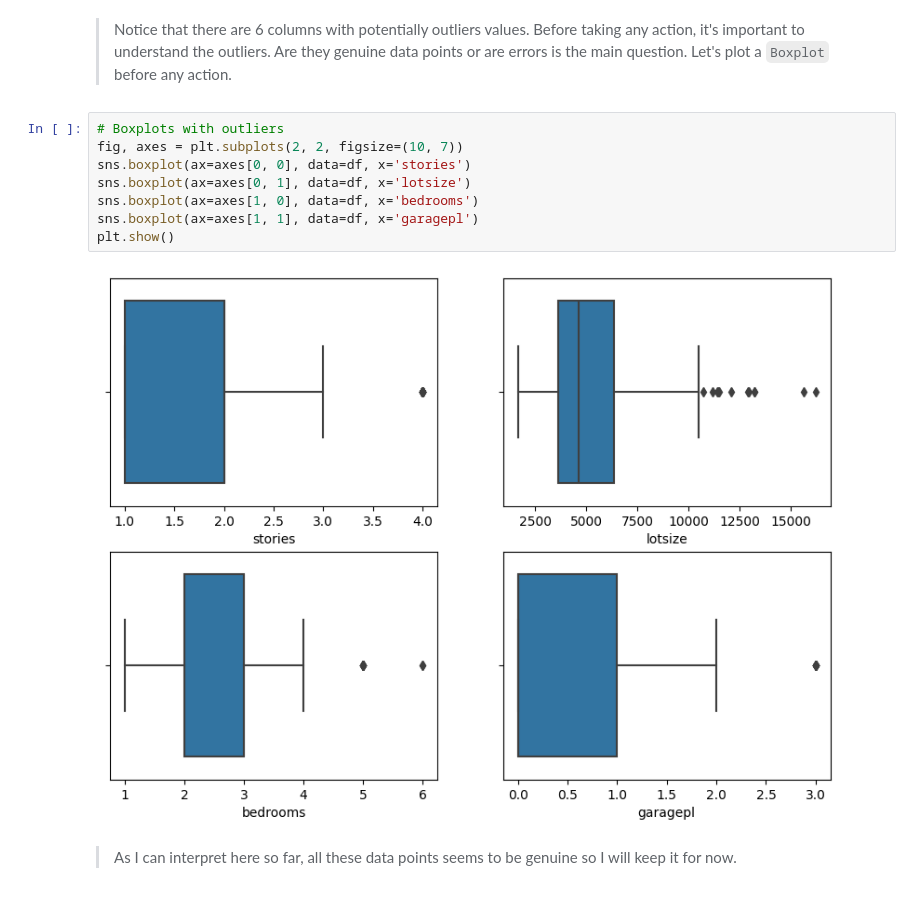
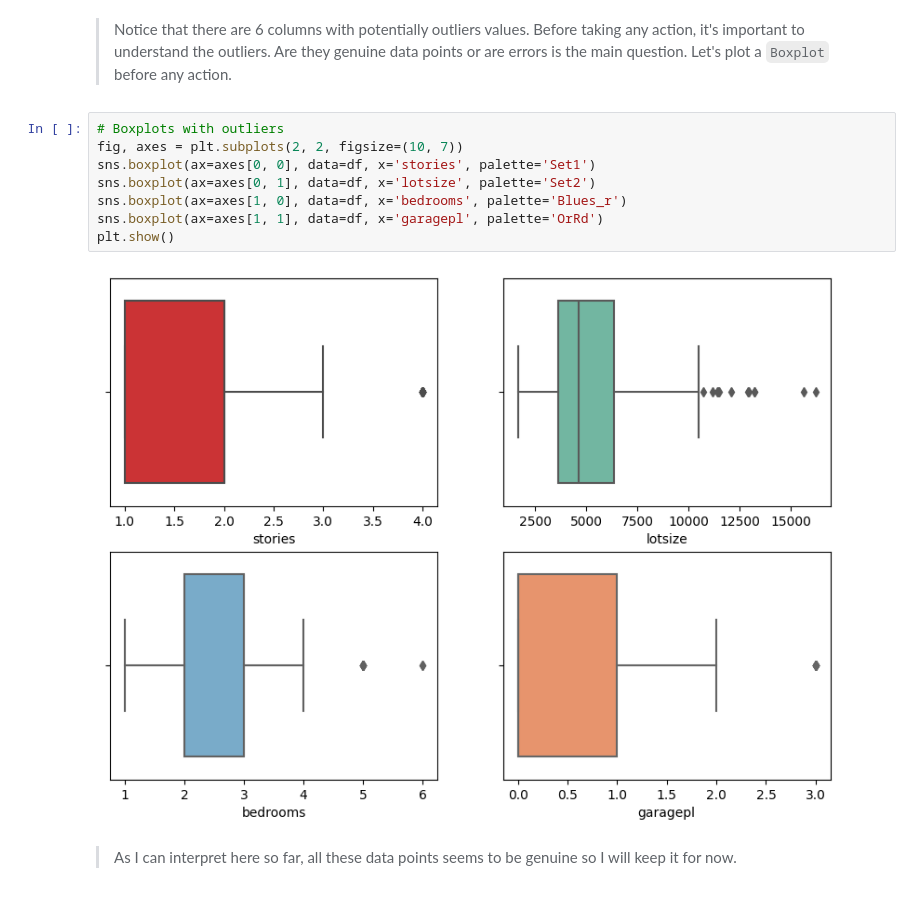
Before and after one commit to CarlosMEbratt/House-price-prediction-using-machine-learning, a Jupyter notebook: main.ipynb, the cells around one changed output. Cells and saved outputs as stored; diff of their text form.

```diff
--- a/main.ipynb
+++ b/main.ipynb
@@ -151,13 +154,13 @@ outliers_df.head(10)
 # %%
 # Boxplots with outliers
 fig, axes = plt.subplots(2, 2, figsize=(10, 7))
-sns.boxplot(ax=axes[0, 0], data=df, x='stories')
-sns.boxplot(ax=axes[0, 1], data=df, x='lotsize')
-sns.boxplot(ax=axes[1, 0], data=df, x='bedrooms')
-sns.boxplot(ax=axes[1, 1], data=df, x='garagepl')
+sns.boxplot(ax=axes[0, 0], data=df, x='stories', palette='Set1')
+sns.boxplot(ax=axes[0, 1], data=df, x='lotsize', palette='Set2')
+sns.boxplot(ax=axes[1, 0], data=df, x='bedrooms', palette='Blues_r')
+sns.boxplot(ax=axes[1, 1], data=df, x='garagepl', palette='OrRd')
 plt.show()
 # %% [output]
-[figure, old version]
+[figure, new version]
 # %% [markdown]
 > As I can interpret here so far, all these data points seems to be genuine so I will keep it for now.
 # %% [markdown]
```
Also changed, not shown: parts of 4 cells of this notebook.
